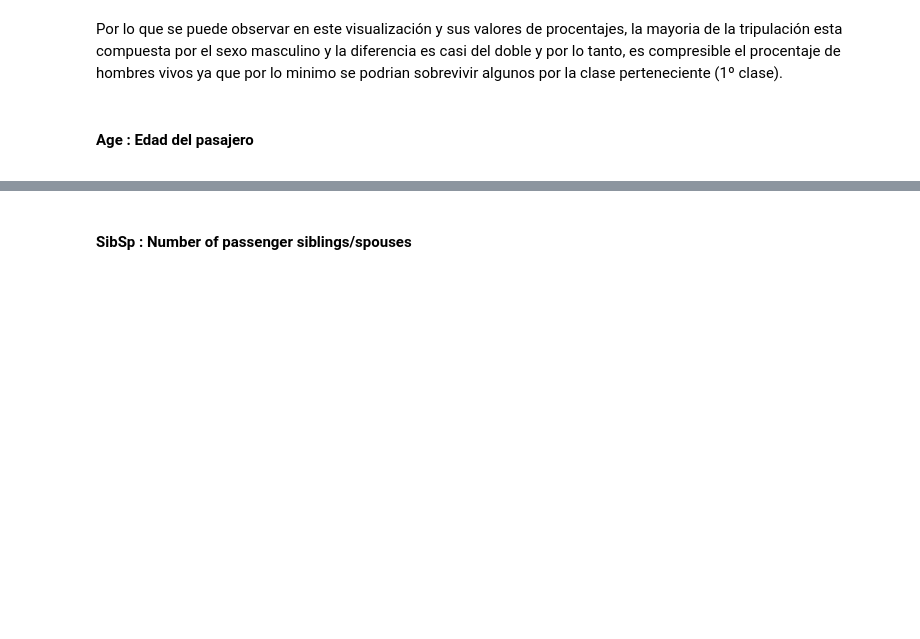
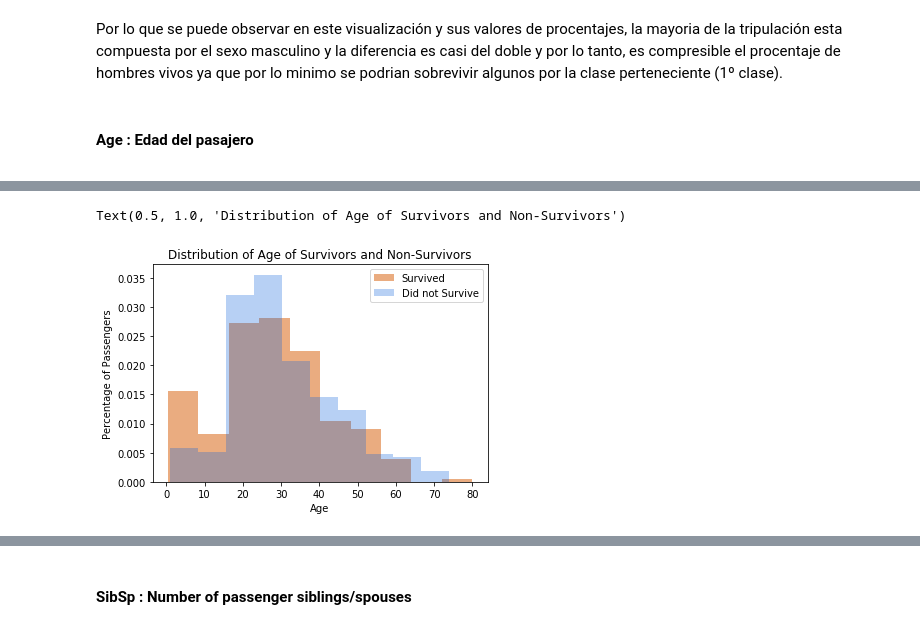
Before and after one commit to brudini/Titanic-Kaggle, a Jupyter notebook: titanic.ipynb, the cells around one changed output, grey strips where cells are left out. Drawn from its saved outputs; the diff is of its cells as text; code cells hidden in the pictures; blank space fills up the shorter version.

```diff
--- a/titanic.ipynb
+++ b/titanic.ipynb
@@ -235,0 +249,15 @@ Por lo que se puede observar en este visualización y sus valores de procentajes
+# %%
+age_survived = train_df.loc[train_df['Survived']==1, "Age"]
+color1=(215/256,91/256,2/256,0.5)
+color2=(17/256,102/256,221/256,0.3)
+color3=()
+age_survived.plot.hist(fc=color1,density=1, label="Survived")
+age_did_not_survive = train_df.loc[train_df['Survived']==0, "Age"]
+age_did_not_survive.plot.hist(fc=color2,density=1, label="Did not Survive")
+plt.xlabel("Age")
+plt.ylabel("Percentage of Passengers")
+plt.legend(loc='upper right')
+plt.title("Distribution of Age of Survivors and Non-Survivors")
+# %% [output]
+Text(0.5, 1.0, 'Distribution of Age of Survivors and Non-Survivors')
+[figure, added]
```
Also changed, not shown: parts of 4 cells of this notebook.
